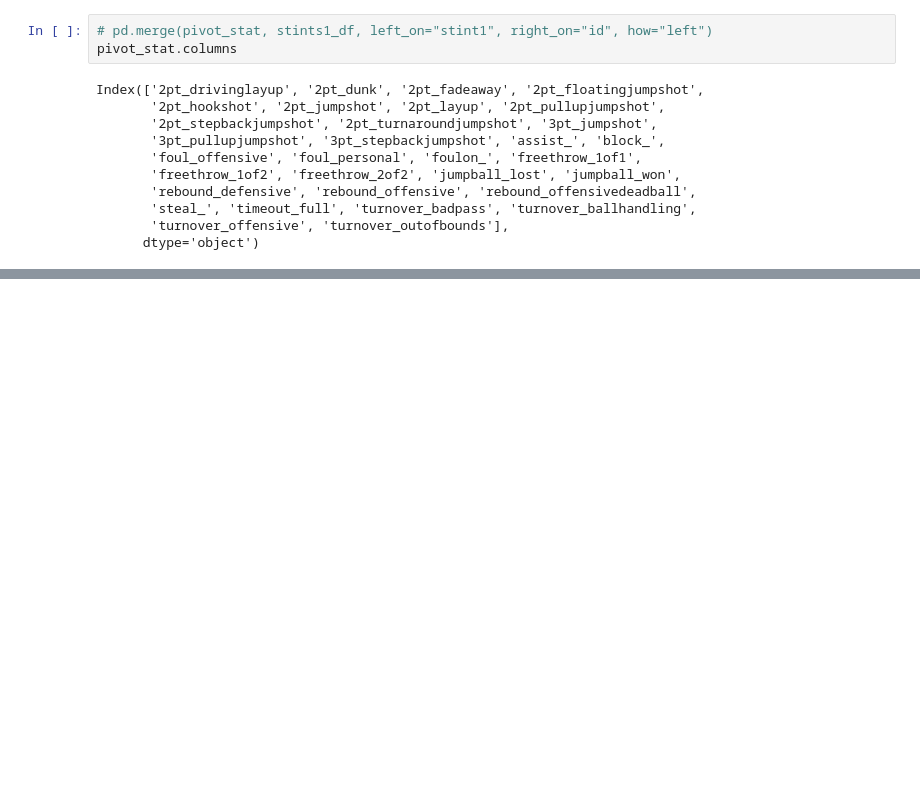
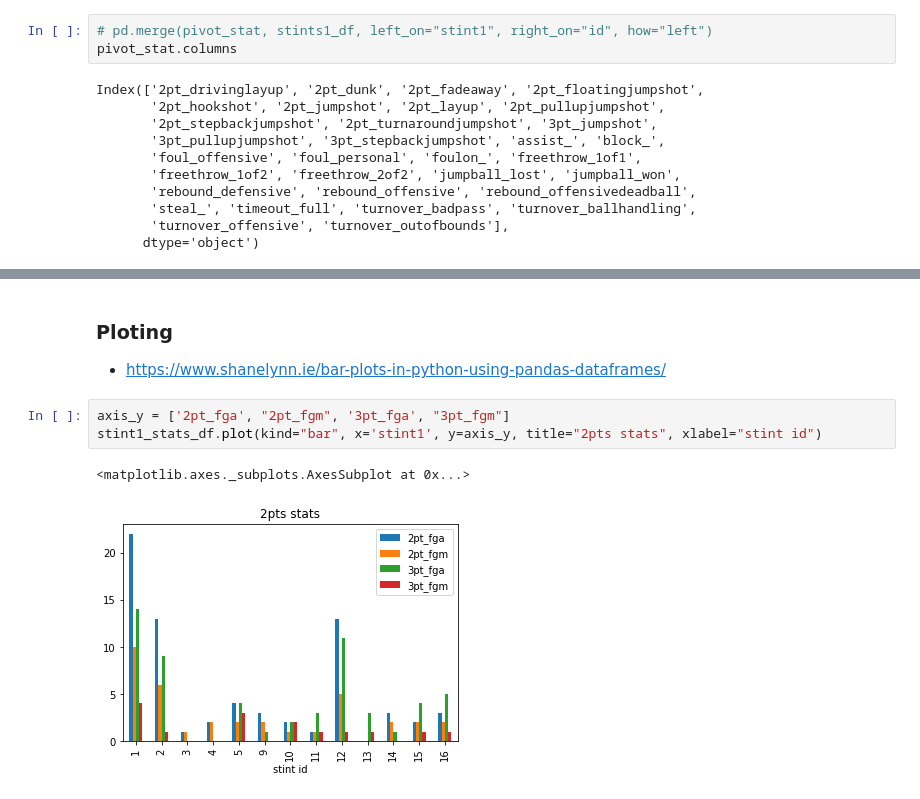
Before and after one commit to ssardina/pynbl, a Jupyter notebook: bball_stas.ipynb, the cells around one changed output, grey strips where cells are left out. Drawn from its saved outputs; the diff is of its cells as text; blank space fills up the shorter version.

Commit message:
start doing charts

```diff
--- a/bball_stas.ipynb
+++ b/bball_stas.ipynb
@@ -330,0 +424,10 @@ Index(['2pt_drivinglayup', '2pt_dunk', '2pt_fadeaway', '2pt_floatingjumpshot',
+# %% [markdown]
+### Ploting
+
+- https://www.shanelynn.ie/bar-plots-in-python-using-pandas-dataframes/
+# %%
+axis_y = ['2pt_fga', "2pt_fgm", '3pt_fga', "3pt_fgm"]
+stint1_stats_df.plot(kind="bar", x='stint1', y=axis_y, title="2pts stats", xlabel="stint id")
+# %% [output]
+<matplotlib.axes._subplots.AxesSubplot at 0x...>
+[figure, added]
```
Also changed, not shown: parts of 5 cells of this notebook.
